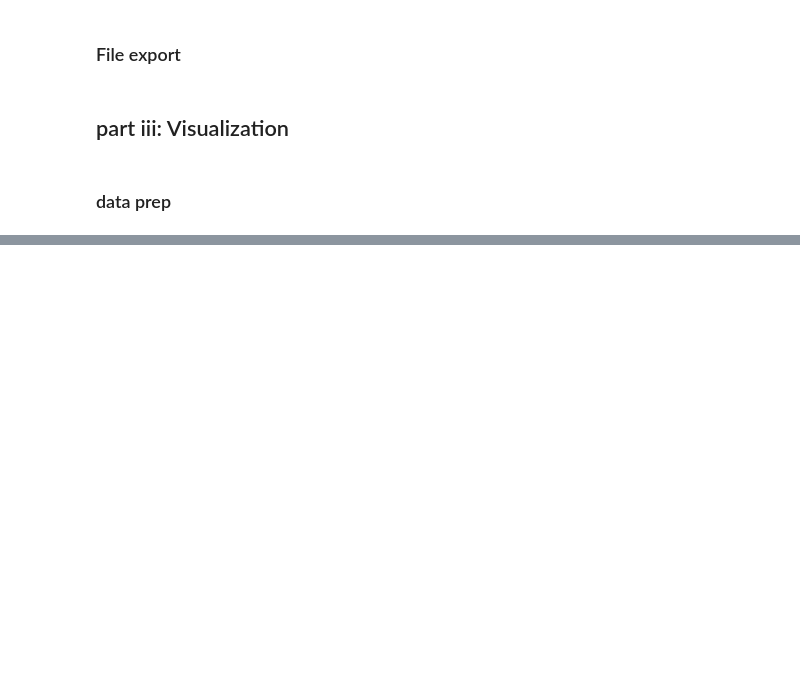
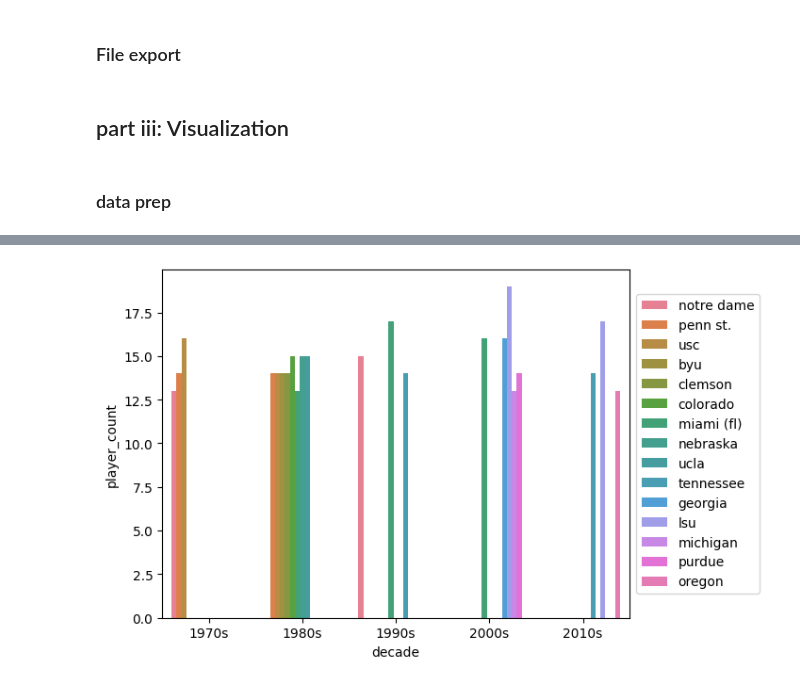
Before and after one commit to aferrers/nfl_superbowl_winners, a Jupyter notebook: notebooks/team_conference.ipynb, the cells around one changed output, grey strips where cells are left out. Cells and saved outputs as stored; diff of their text form; code cells hidden in the pictures; blank space fills up the shorter version.

Commit message:
saving changes on team conf ipynb

```diff
--- a/notebooks/team_conference.ipynb
+++ b/notebooks/team_conference.ipynb
@@ -325,0 +283,11 @@ Index(['year', 'team', 'no.', 'player', 'age', 'position', 'games_played',
+# %%
+# create counts & ranking for conferences by decade
+
+# Create a helper column that represents the count of each conference within each decade
+merge_table['count_conf_d'] = merge_table.groupby(['decade', 'conference_name']).transform('size')
+
+# Sort the DataFrame by the count_c_d column in descending order
+merge_table = merge_table.sort_values(['count_conf_d'], ascending=[False])
+
+# Rank the count column within each decade
+merge_table['rank_conf_d'] = merge_table_sorted.groupby('decade')['count_coll_d'].rank(method='min')
@@ -325,0 +301,5 @@ Index(['year', 'team', 'no.', 'player', 'age', 'position', 'games_played',
+# %%
+# create table with player counts grouped by decade, conf name and college name
+agg_table = merge_table.groupby(['decade','conference_name','college','team']).agg({'player': 'count'})
+agg_table.reset_index(inplace=True)
+agg_table.rename(columns={'player': 'player_count'}, inplace=True)
@@ -325,0 +308,4 @@ Index(['year', 'team', 'no.', 'player', 'age', 'position', 'games_played',
+# %%
+#create summary table with player counts by college and decade
+
+college_table = agg_table.groupby(['decade','college']).agg({'player_count': 'sum'}).reset_index()
@@ -346,0 +467,17 @@ sns.countplot(merge_table['conference_name'])
+# %%
+    # calculate selected quantile for number of players per coll.
+    quantile_conf=.95
+    quantile_value_coll= college_table['player_count'].quantile(q=quantile_conf)
+
+    # create filtered dataframe based on selected quantile
+    coll_table_above_quantile = college_table[college_table['player_count'] > quantile_value_coll]
+
+import seaborn as sns
+import matplotlib.pyplot as plt
+
+sns.barplot(data=coll_table_above_quantile, x='decade', y='player_count', hue='college')
+plt.legend(loc='center left', bbox_to_anchor=(1, 0.5))
+
+plt.show()
+# %% [output]
+[figure, added]
```
Also changed, not shown: parts of 47 cells of this notebook.
